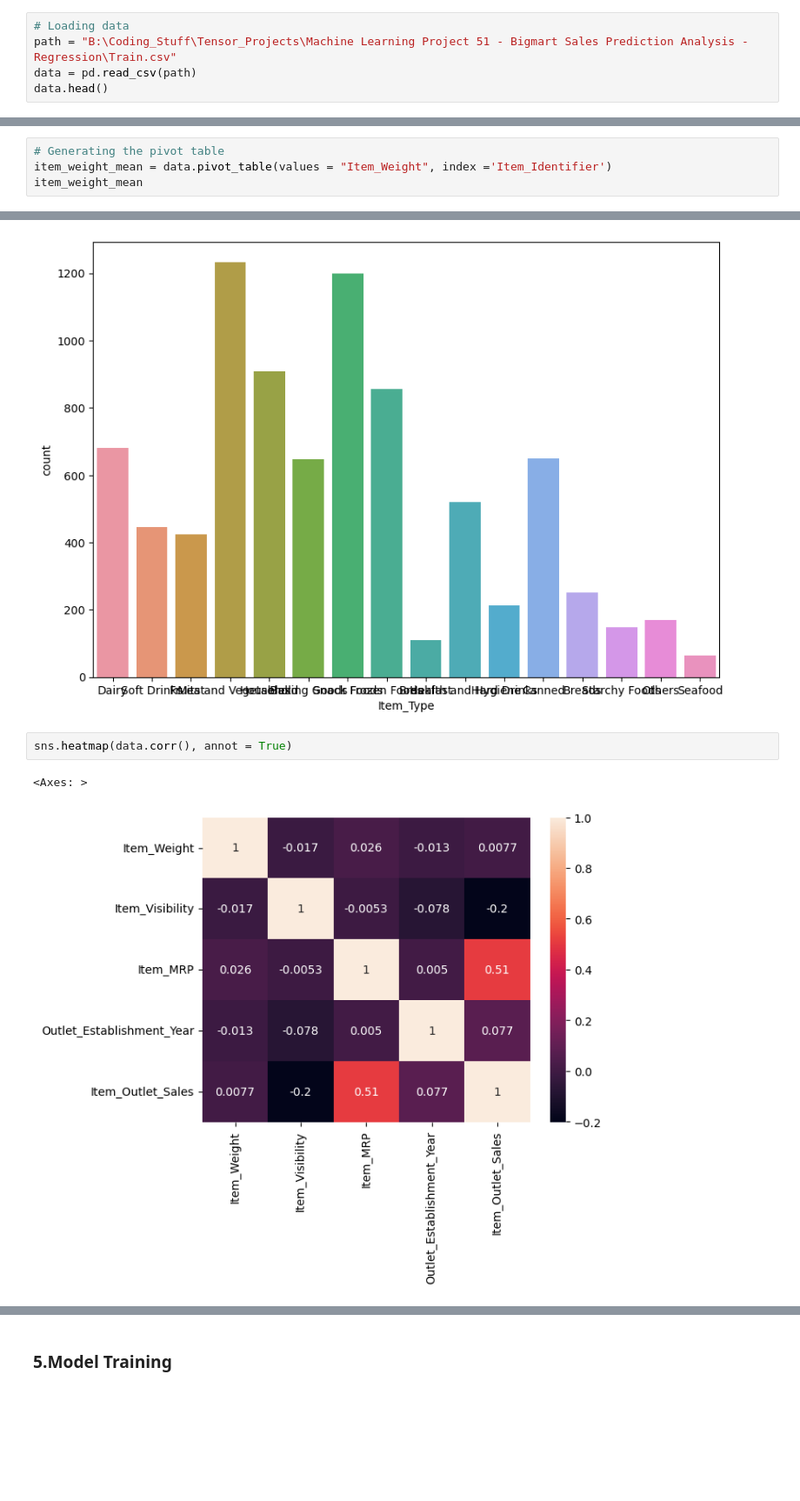
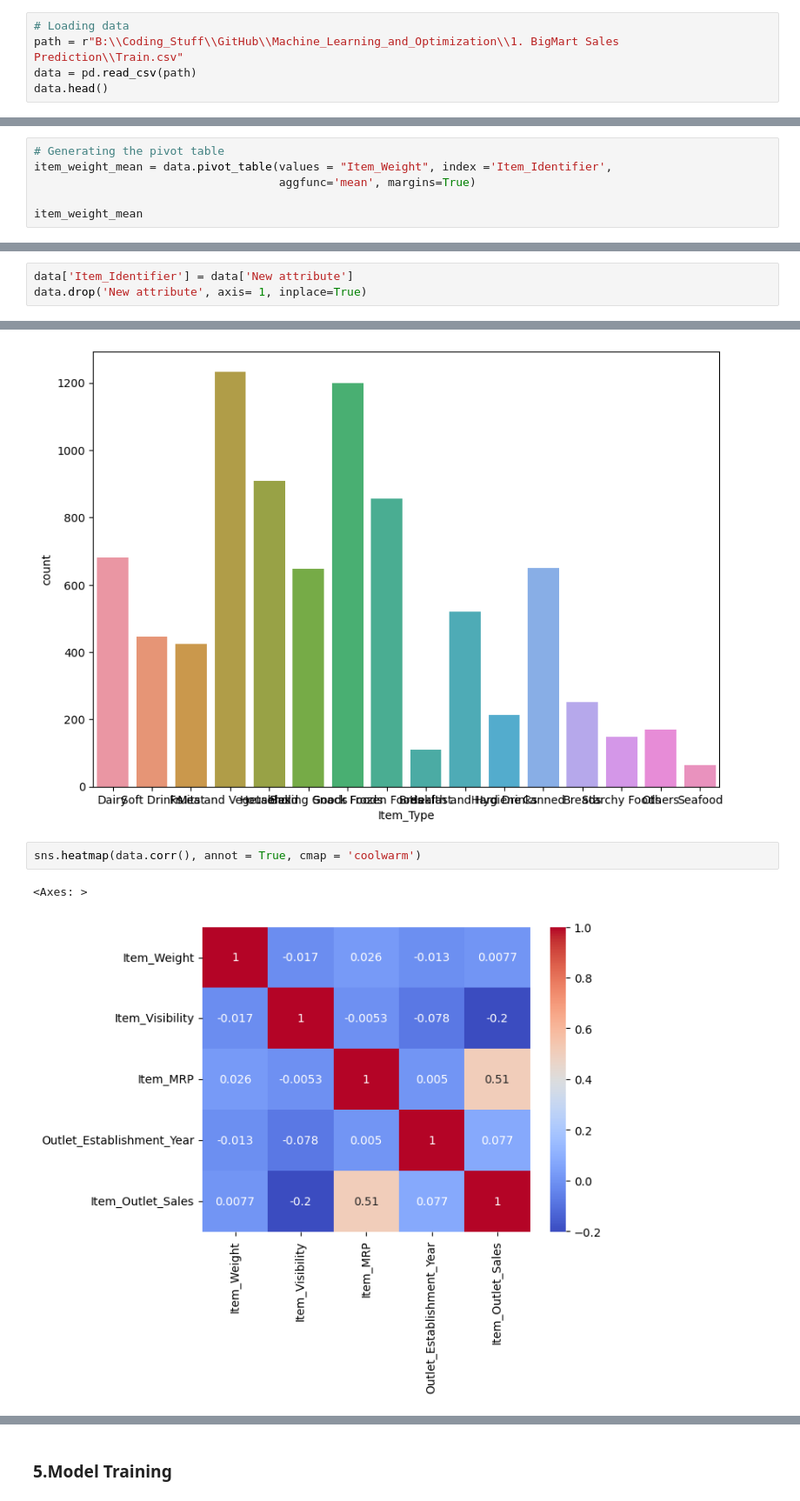
Before and after one commit to kailas711/Tensor_Projects, a Jupyter notebook: 1. BigMart Sales Prediction/Bigmart sales prediction.ipynb, the cells around one changed output, grey strips where cells are left out. Shown: that part at 87% size. Saved outputs shown, nothing was run; the diff lists cells and outputs as text; blank space fills up the shorter version.

```diff
--- a/1. BigMart Sales Prediction/Bigmart sales prediction.ipynb
+++ b/1. BigMart Sales Prediction/Bigmart sales prediction.ipynb
@@ -13,7 +13,7 @@ import matplotlib.pyplot as plt
 import seaborn as sns
 # %%
 # Loading data
-path = "B:\Coding_Stuff\Tensor_Projects\Machine Learning Project 51 - Bigmart Sales Prediction Analysis - Regression\Train.csv"
+path = r"B:\\Coding_Stuff\\GitHub\\Machine_Learning_and_Optimization\\1. BigMart Sales Prediction\\Train.csv"
 data = pd.read_csv(path)
 data.head()
 # %% [output]
@@ -133,7 +134,9 @@ Its clear that each categorical columns have many categories of data in it , whe
 Creating a pivot table to get aggregate view of the dataframe and also calculate the values needed for filling missing instance.
 # %%
 # Generating the pivot table
-item_weight_mean = data.pivot_table(values = "Item_Weight", index ='Item_Identifier')
+item_weight_mean = data.pivot_table(values = "Item_Weight", index ='Item_Identifier',
+                                    aggfunc='mean', margins=True)
+
 item_weight_mean
 # %% [output]
 |  | Item_Weight |
@@ -236,6 +241,9 @@ Food              6125
 Non-Consumable    1599
 Drinks             799
 Name: New attribute, dtype: int64
+# %%
+data['Item_Identifier'] = data['New attribute']
+data.drop('New attribute', axis= 1, inplace=True)
 # %%
 data.head(5)
 # %% [output]
@@ -304,10 +312,10 @@ sns.countplot(x = data["Item_Type"], data=data)
 <Axes: xlabel='Item_Type', ylabel='count'>
 [figure]
 # %%
-sns.heatmap(data.corr(), annot = True)
+sns.heatmap(data.corr(), annot = True, cmap = 'coolwarm')
 # %% [output]
 <Axes: >
-[figure, old version]
+[figure, new version]
 # %%
 # Label Encoding
 cat_columns = data.select_dtypes(include = 'object').columns.tolist()
```
Also changed, not shown: parts of 17 cells of this notebook, 1 other file.
